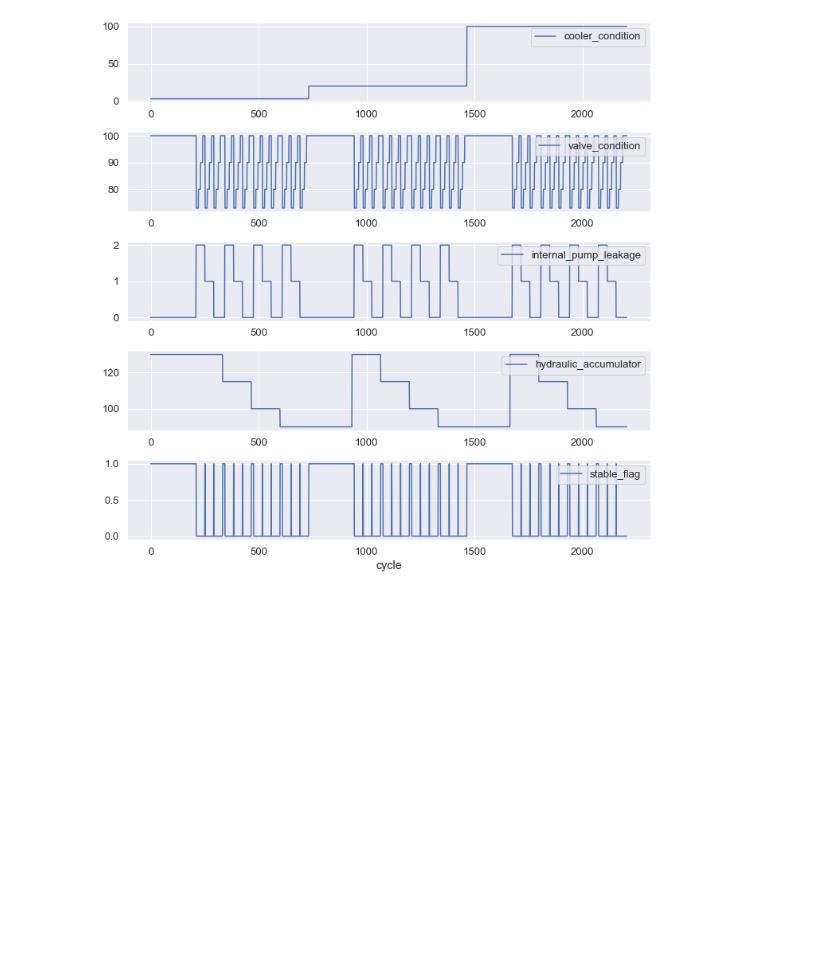
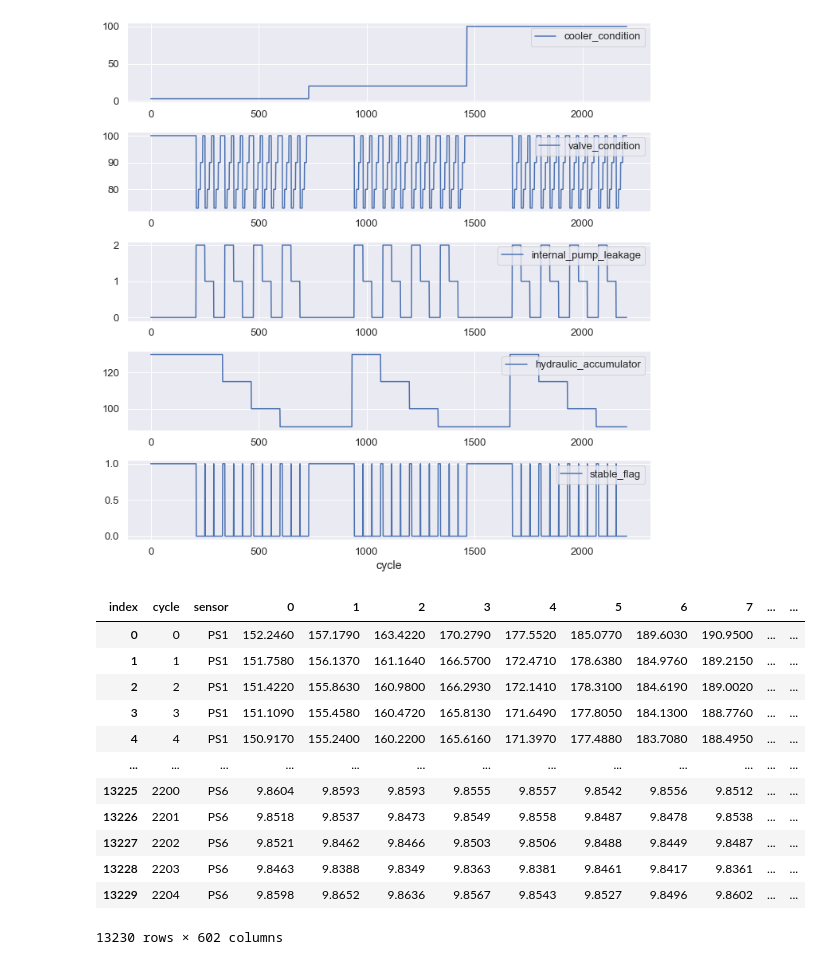
Before and after one commit to kokikwbt/predictive-maintenance, a Jupyter notebook: notebooks/view_hydsys.ipynb, the cells around one changed output. Drawn from its saved outputs; the diff is of its cells as text; code cells hidden in the pictures; blank space fills up the shorter version.

Commit message:
update hydsys

```diff
--- a/notebooks/view_hydsys.ipynb
+++ b/notebooks/view_hydsys.ipynb
@@ -181,3 +176,42 @@ fig.savefig('../out/hydsys_profile.png',
             bbox_inches='tight')
 # %% [output]
 [figure]
+# %%
+def resample(df, rw=0):
+    if rw > 0:
+        # Resampling
+        df = df.T
+        df['index'] = df.index.values // rw
+        df = df.groupby('index').mean()
+        df = df.T
+
+    return df
+# %%
+def load_PS(rw=0):
+    fp = '../datasets/hydsys'
+    data = []
+
+    for i in tqdm.trange(6, desc='PS'):
+        df = pd.DataFrame(np.loadtxt(fp + f'/PS{i+1}.txt.gz'))
+        df = resample(df, rw)
+        df['sensor'] = f'PS{i+1}'
+        df['cycle'] = df.index.values
+        data.append(df)
+
+    return pd.concat(data).set_index(['cycle', 'sensor']).reset_index()
+# %%
+load_PS(rw=10)
+# %% [output]
+| index | cycle | sensor | 0 | 1 | 2 | 3 | 4 | 5 | 6 | 7 | ... | ... |
+| 0 | 0 | PS1 | 152.2460 | 157.1790 | 163.4220 | 170.2790 | 177.5520 | 185.0770 | 189.6030 | 190.9500 | ... | ... |
+| 1 | 1 | PS1 | 151.7580 | 156.1370 | 161.1640 | 166.5700 | 172.4710 | 178.6380 | 184.9760 | 189.2150 | ... | ... |
+| 2 | 2 | PS1 | 151.4220 | 155.8630 | 160.9800 | 166.2930 | 172.1410 | 178.3100 | 184.6190 | 189.0020 | ... | ... |
+| 3 | 3 | PS1 | 151.1090 | 155.4580 | 160.4720 | 165.8130 | 171.6490 | 177.8050 | 184.1300 | 188.7760 | ... | ... |
+| 4 | 4 | PS1 | 150.9170 | 155.2400 | 160.2200 | 165.6160 | 171.3970 | 177.4880 | 183.7080 | 188.4950 | ... | ... |
+| ... | ... | ... | ... | ... | ... | ... | ... | ... | ... | ... | ... | ... |
+| 13225 | 2200 | PS6 | 9.8604 | 9.8593 | 9.8593 | 9.8555 | 9.8557 | 9.8542 | 9.8556 | 9.8512 | ... | ... |
+| 13226 | 2201 | PS6 | 9.8518 | 9.8537 | 9.8473 | 9.8549 | 9.8558 | 9.8487 | 9.8478 | 9.8538 | ... | ... |
+| 13227 | 2202 | PS6 | 9.8521 | 9.8462 | 9.8466 | 9.8503 | 9.8506 | 9.8488 | 9.8449 | 9.8487 | ... | ... |
+| 13228 | 2203 | PS6 | 9.8463 | 9.8388 | 9.8349 | 9.8363 | 9.8381 | 9.8461 | 9.8417 | 9.8361 | ... | ... |
+| 13229 | 2204 | PS6 | 9.8598 | 9.8652 | 9.8636 | 9.8567 | 9.8543 | 9.8527 | 9.8496 | 9.8602 | ... | ... |
+13230 rows × 602 columns
```
Also changed, not shown: parts of 11 cells of this notebook, 1 other file.
